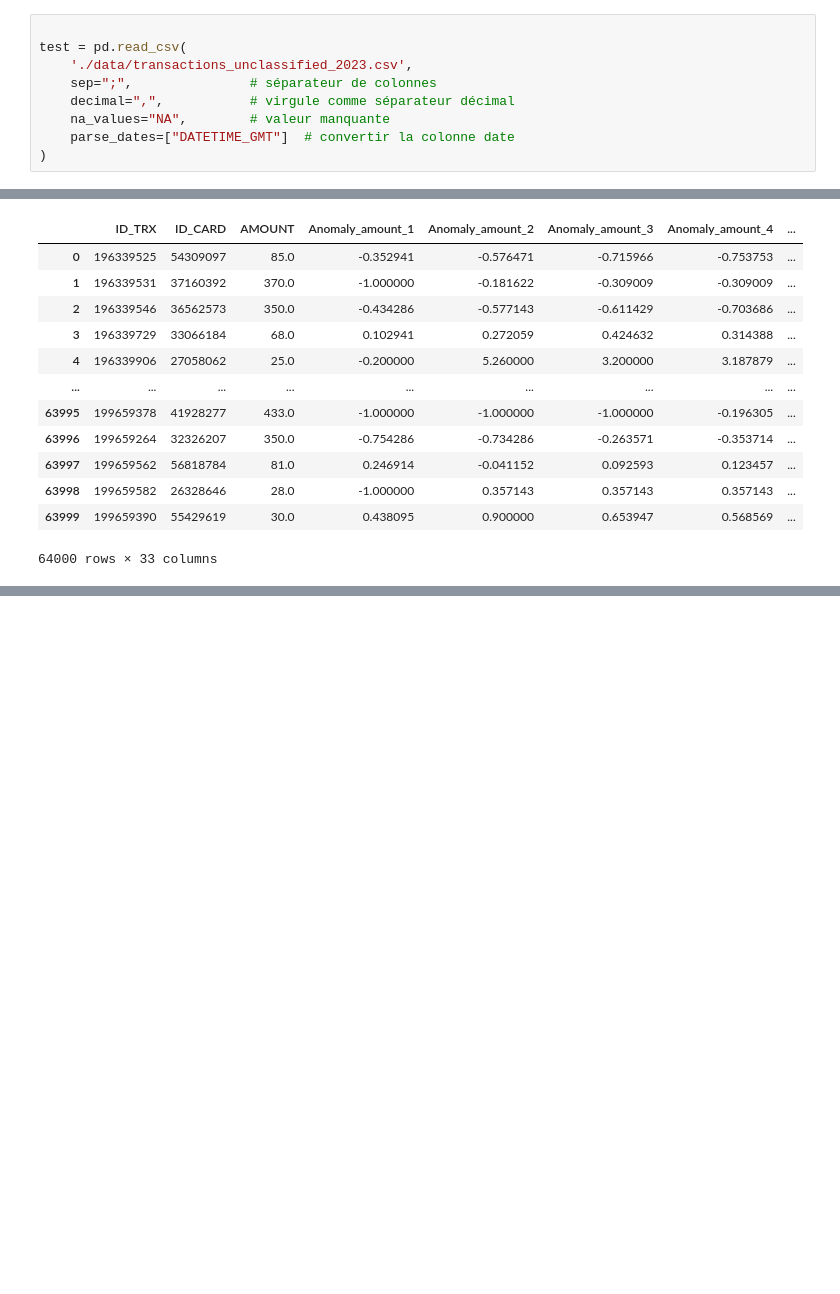
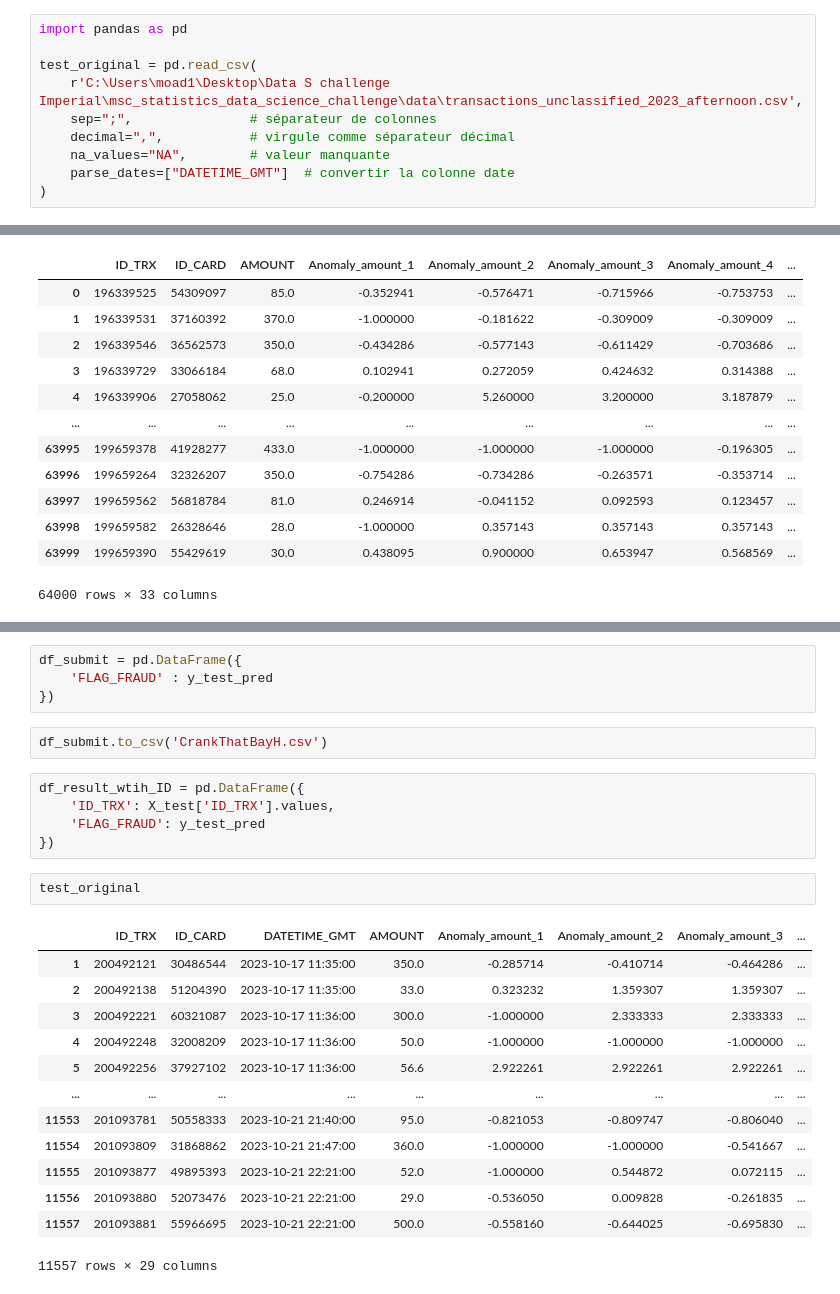
Before and after one commit to aturner22/msc_statistics_data_science_challenge, a Jupyter notebook: moad/first_try.ipynb, the cells around one changed output, grey strips where cells are left out. Drawn from its saved outputs; the diff is of its cells as text; blank space fills up the shorter version.

```diff
--- a/moad/first_try.ipynb
+++ b/moad/first_try.ipynb
@@ -12,9 +12,10 @@ train = pd.read_csv(
     parse_dates=["DATETIME_GMT"]  # convertir la colonne date
 )
 # %%
+import pandas as pd
 
-test = pd.read_csv(
-    './data/transactions_unclassified_2023.csv',
+test_original = pd.read_csv(
+    r'C:\Users\moad1\Desktop\Data S challenge Imperial\msc_statistics_data_science_challenge\data\transactions_unclassified_2023_afternoon.csv',
     sep=";",               # séparateur de colonnes
     decimal=",",           # virgule comme séparateur décimal
     na_values="NA",        # valeur manquante
@@ -325,0 +418,27 @@ F1-score : 0.38461538461538464
+# %%
+df_submit = pd.DataFrame({
+    'FLAG_FRAUD' : y_test_pred
+})
+# %%
+df_submit.to_csv('CrankThatBayH.csv')
+# %%
+df_result_wtih_ID = pd.DataFrame({
+    'ID_TRX': X_test['ID_TRX'].values,
+    'FLAG_FRAUD': y_test_pred
+})
+# %%
+test_original
+# %% [output]
+|  | ID_TRX | ID_CARD | DATETIME_GMT | AMOUNT | Anomaly_amount_1 | Anomaly_amount_2 | Anomaly_amount_3 | ... |
+| 1 | 200492121 | 30486544 | 2023-10-17 11:35:00 | 350.0 | -0.285714 | -0.410714 | -0.464286 | ... |
+| 2 | 200492138 | 51204390 | 2023-10-17 11:35:00 | 33.0 | 0.323232 | 1.359307 | 1.359307 | ... |
+| 3 | 200492221 | 60321087 | 2023-10-17 11:36:00 | 300.0 | -1.000000 | 2.333333 | 2.333333 | ... |
+| 4 | 200492248 | 32008209 | 2023-10-17 11:36:00 | 50.0 | -1.000000 | -1.000000 | -1.000000 | ... |
+| 5 | 200492256 | 37927102 | 2023-10-17 11:36:00 | 56.6 | 2.922261 | 2.922261 | 2.922261 | ... |
+| ... | ... | ... | ... | ... | ... | ... | ... | ... |
+| 11553 | 201093781 | 50558333 | 2023-10-21 21:40:00 | 95.0 | -0.821053 | -0.809747 | -0.806040 | ... |
+| 11554 | 201093809 | 31868862 | 2023-10-21 21:47:00 | 360.0 | -1.000000 | -1.000000 | -0.541667 | ... |
+| 11555 | 201093877 | 49895393 | 2023-10-21 22:21:00 | 52.0 | -1.000000 | 0.544872 | 0.072115 | ... |
+| 11556 | 201093880 | 52073476 | 2023-10-21 22:21:00 | 29.0 | -0.536050 | 0.009828 | -0.261835 | ... |
+| 11557 | 201093881 | 55966695 | 2023-10-21 22:21:00 | 500.0 | -0.558160 | -0.644025 | -0.695830 | ... |
+11557 rows × 29 columns
```
Also changed, not shown: parts of 32 cells of this notebook, 9 other files.
